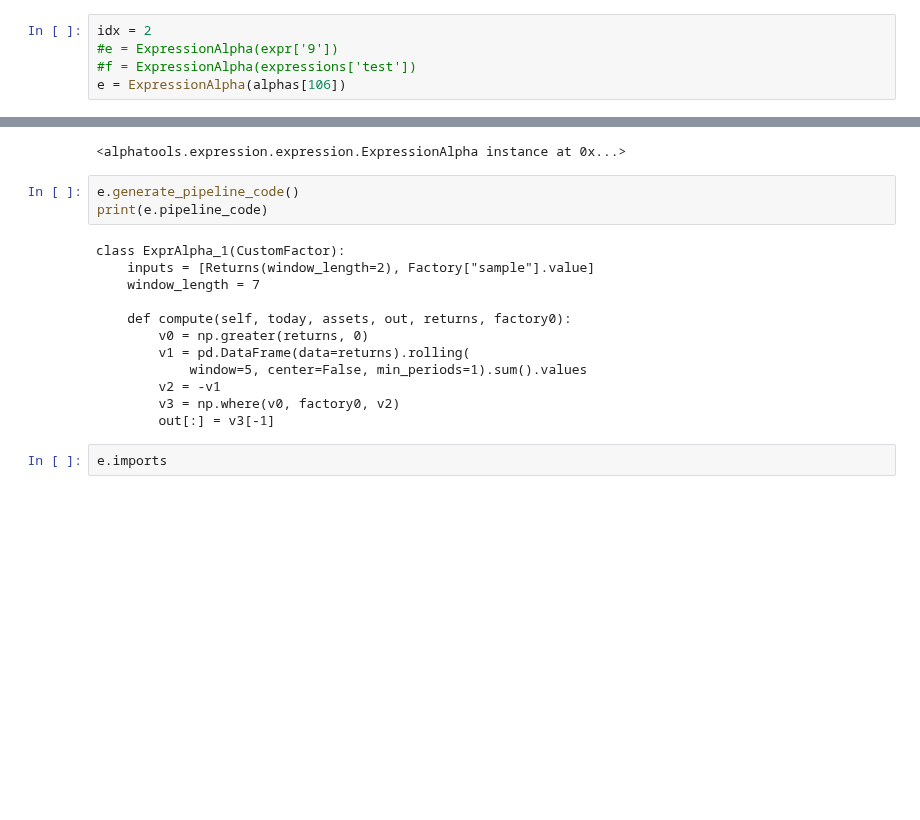
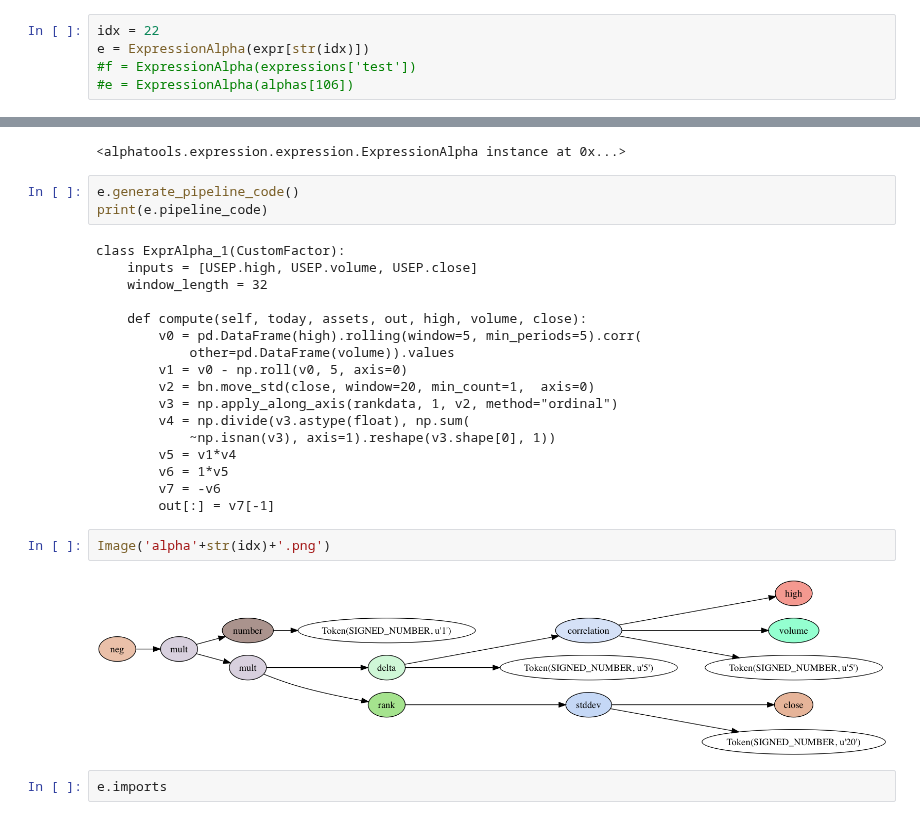
Before and after one commit to marketneutral/alphatools, a Jupyter notebook: notebooks/expression-alphas.ipynb, the cells around one changed output, grey strips where cells are left out. Cells and saved outputs as stored; diff of their text form; blank space fills up the shorter version.

```diff
--- a/notebooks/expression-alphas.ipynb
+++ b/notebooks/expression-alphas.ipynb
@@ -157,8 +139,8 @@ expr
 # %%
-idx = 2
-#e = ExpressionAlpha(expr['9'])
+idx = 22
+e = ExpressionAlpha(expr[str(idx)])
 #f = ExpressionAlpha(expressions['test'])
-e = ExpressionAlpha(alphas[106])
+#e = ExpressionAlpha(alphas[106])
 # %%
 e.parse()
 print(e.tree.pretty())
@@ -197,16 +184,25 @@ e.generate_pipeline_code()
 print(e.pipeline_code)
 # %% [output]
 class ExprAlpha_1(CustomFactor):
-    inputs = [Returns(window_length=2), Factory["sample"].value]
-    window_length = 7
+    inputs = [USEP.high, USEP.volume, USEP.close]
+    window_length = 32
 
-    def compute(self, today, assets, out, returns, factory0):
-        v0 = np.greater(returns, 0)
-        v1 = pd.DataFrame(data=returns).rolling(
-            window=5, center=False, min_periods=1).sum().values
-        v2 = -v1
-        v3 = np.where(v0, factory0, v2)
-        out[:] = v3[-1]
+    def compute(self, today, assets, out, high, volume, close):
+        v0 = pd.DataFrame(high).rolling(window=5, min_periods=5).corr(
+            other=pd.DataFrame(volume)).values
+        v1 = v0 - np.roll(v0, 5, axis=0)
+        v2 = bn.move_std(close, window=20, min_count=1,  axis=0)
+        v3 = np.apply_along_axis(rankdata, 1, v2, method="ordinal")
+        v4 = np.divide(v3.astype(float), np.sum(
+            ~np.isnan(v3), axis=1).reshape(v3.shape[0], 1))
+        v5 = v1*v4
+        v6 = 1*v5
+        v7 = -v6
+        out[:] = v7[-1]
+# %%
+Image('alpha'+str(idx)+'.png')
+# %% [output]
+[figure, added]
 # %%
 e.imports
 # %% [output]
```
Also changed, not shown: parts of 5 cells of this notebook, 4 other files.
